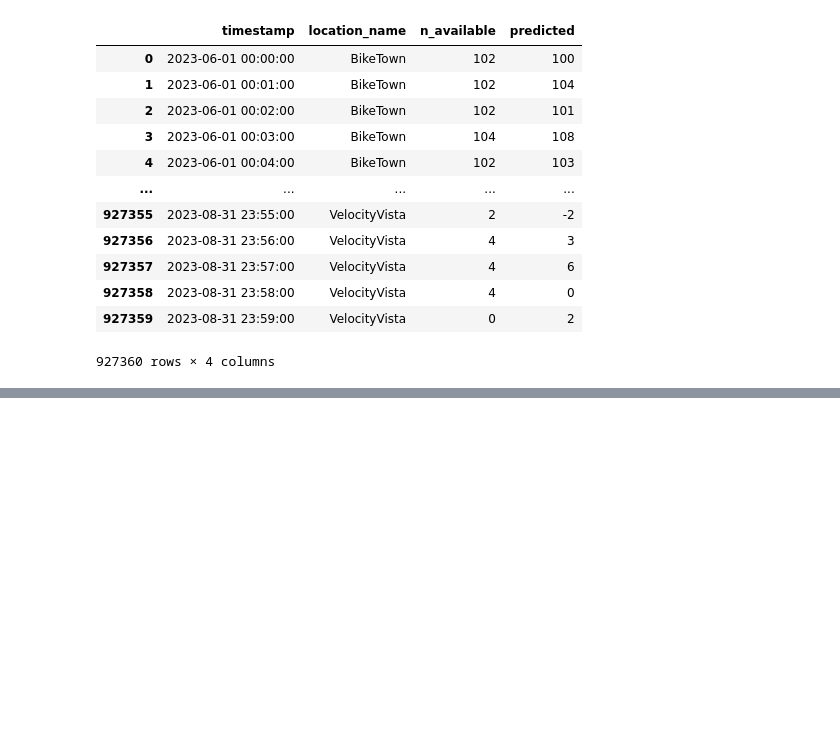
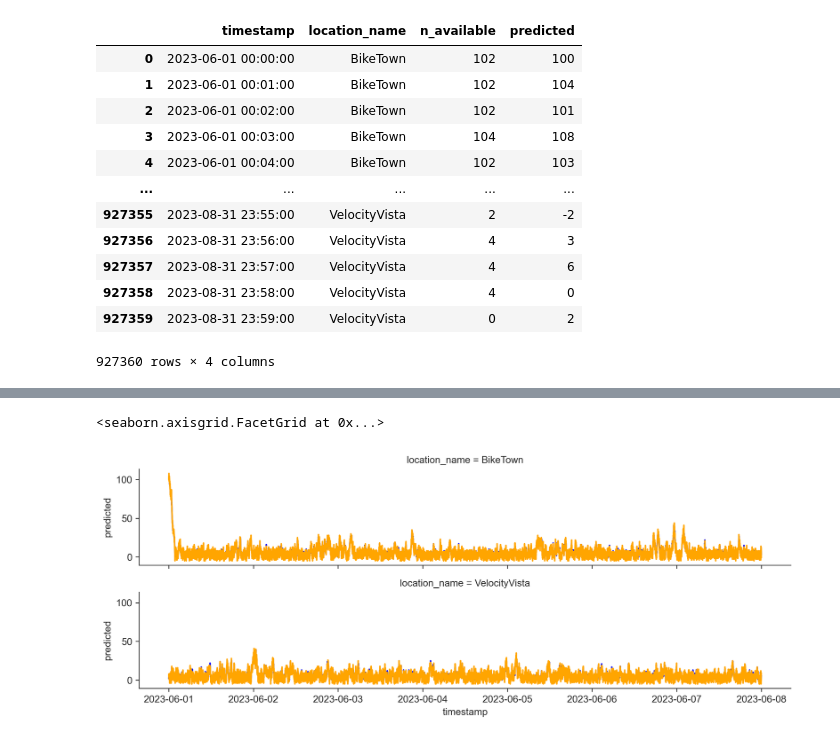
Before and after one commit to lucavh/pedal-palooza, a Jupyter notebook: data/eda.ipynb, the cells around one changed output, grey strips where cells are left out. Saved outputs shown, nothing was run; the diff lists cells and outputs as text; code cells hidden in the pictures; blank space fills up the shorter version.

```diff
--- a/data/eda.ipynb
+++ b/data/eda.ipynb
@@ -20,0 +41,12 @@ availability_df
+# %%
+import datetime
+
+availability_df["timestamp"] = pd.to_datetime(availability_df["timestamp"])
+
+filtered_df = availability_df[
+    (availability_df['timestamp'].dt.date >= datetime.date(2023,6,1)) &
+    (availability_df['timestamp'].dt.date <= datetime.date(2023,6,7)) &
+    (availability_df['location_name'].isin(["BikeTown", "VelocityVista"]))
+]
+
+filtered_df
@@ -20,0 +67,14 @@ availability_df
+# %%
+import seaborn as sns
+from matplotlib import pyplot as plt
+
+sns.set_style("ticks")
+plt.rcParams.update({"figure.dpi": 300})
+
+g = sns.FacetGrid(filtered_df, row="location_name", aspect=5, height=2)
+g.map(sns.lineplot, "timestamp", "n_available", color="blue")
+g.map(sns.lineplot, "timestamp", "predicted", color="orange")
+g.add_legend()
+# %% [output]
+<seaborn.axisgrid.FacetGrid at 0x...>
+[figure, added]
```
Also changed, not shown: parts of 4 cells of this notebook.
